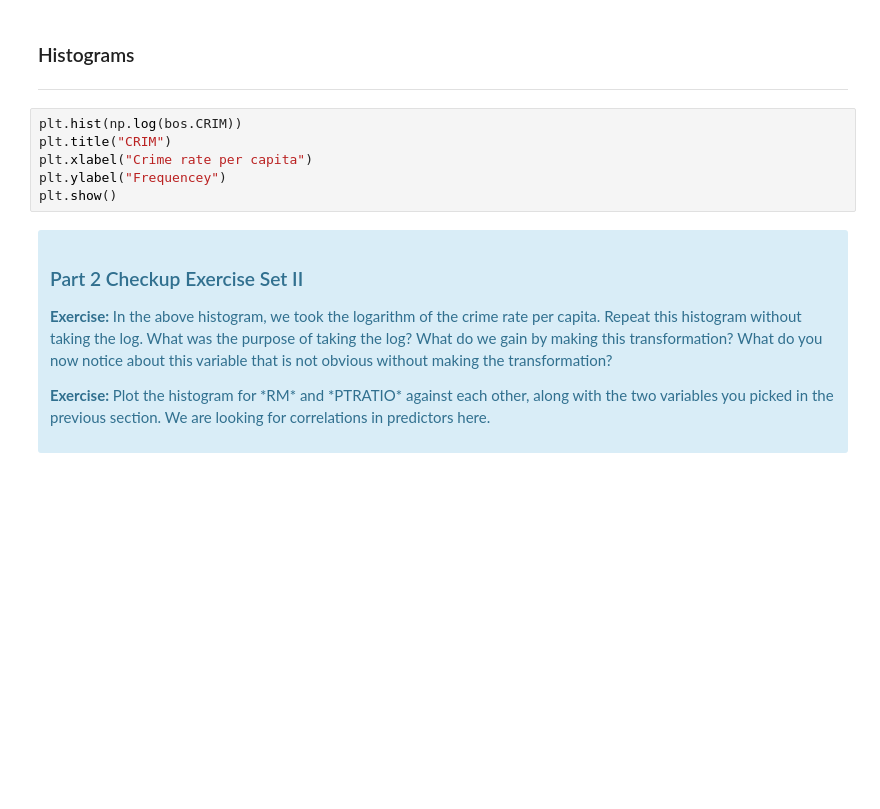
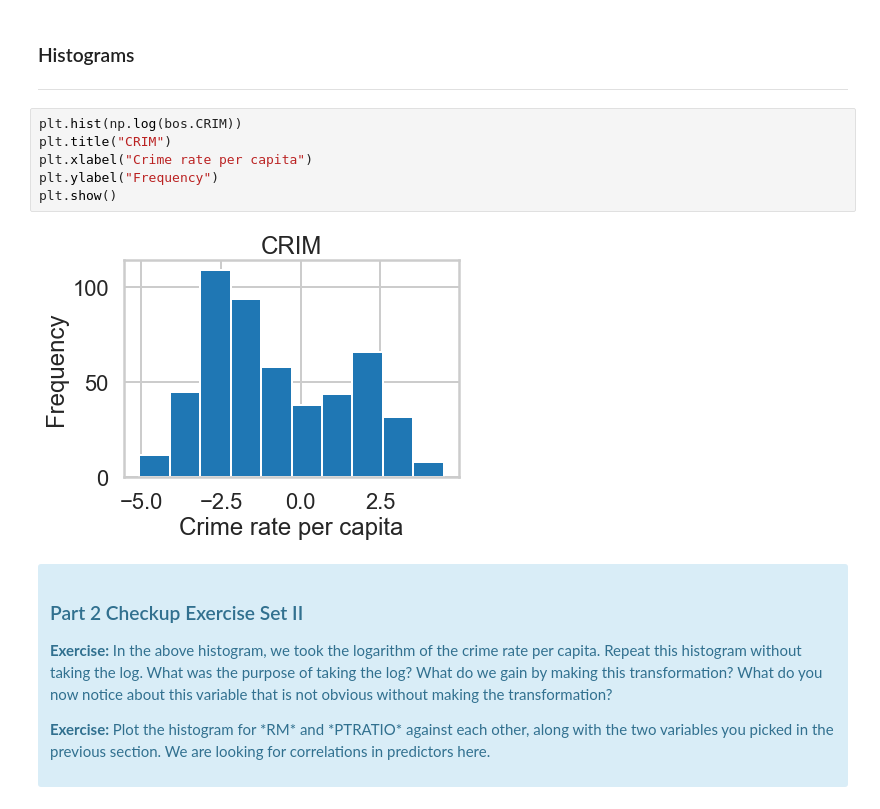
Before and after one commit to EmmS21/Springboard-DSC, a Jupyter notebook: Machine Learning Exercises/linear_regression/Mini_Project_Linear_Regression.ipynb, the cells around one changed output. Drawn from its saved outputs; the diff is of its cells as text; blank space fills up the shorter version.

```diff
--- a/Machine Learning Exercises/linear_regression/Mini_Project_Linear_Regression.ipynb
+++ b/Machine Learning Exercises/linear_regression/Mini_Project_Linear_Regression.ipynb
@@ -329,9 +350,11 @@ sns.regplot(y="PRICE", x="RM", data=bos, fit_reg = True)
 # %%
 plt.hist(np.log(bos.CRIM))
 plt.title("CRIM")
 plt.xlabel("Crime rate per capita")
-plt.ylabel("Frequencey")
+plt.ylabel("Frequency")
 plt.show()
+# %% [output]
+[figure, added]
 # %% [markdown]
 <div class="span5 alert alert-info">
 <h3>Part 2 Checkup Exercise Set II</h3>
```
Also changed, not shown: parts of 58 cells of this notebook, 1 other file.
